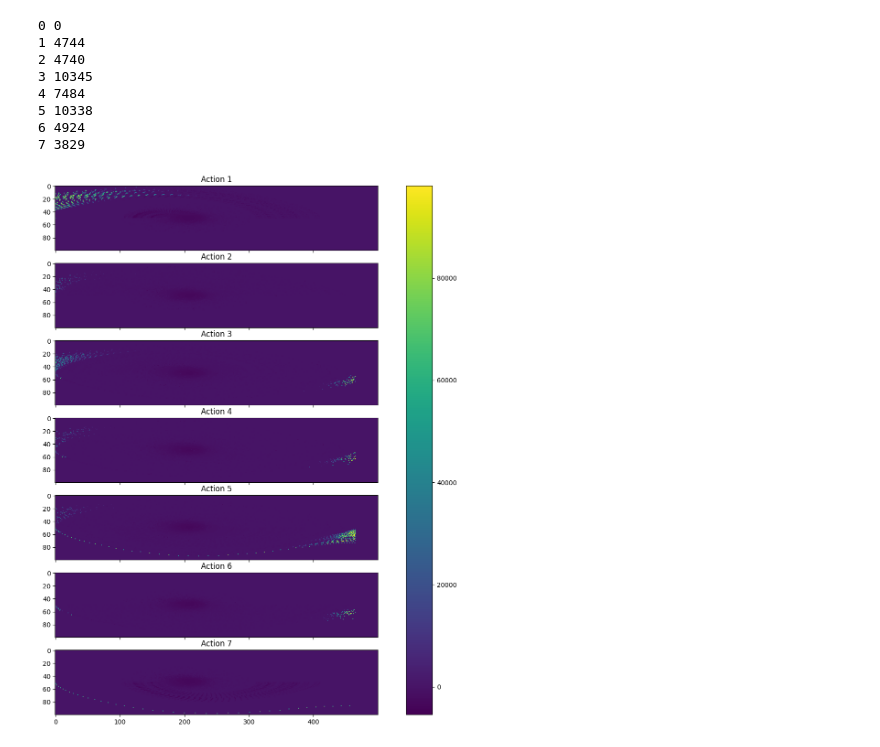
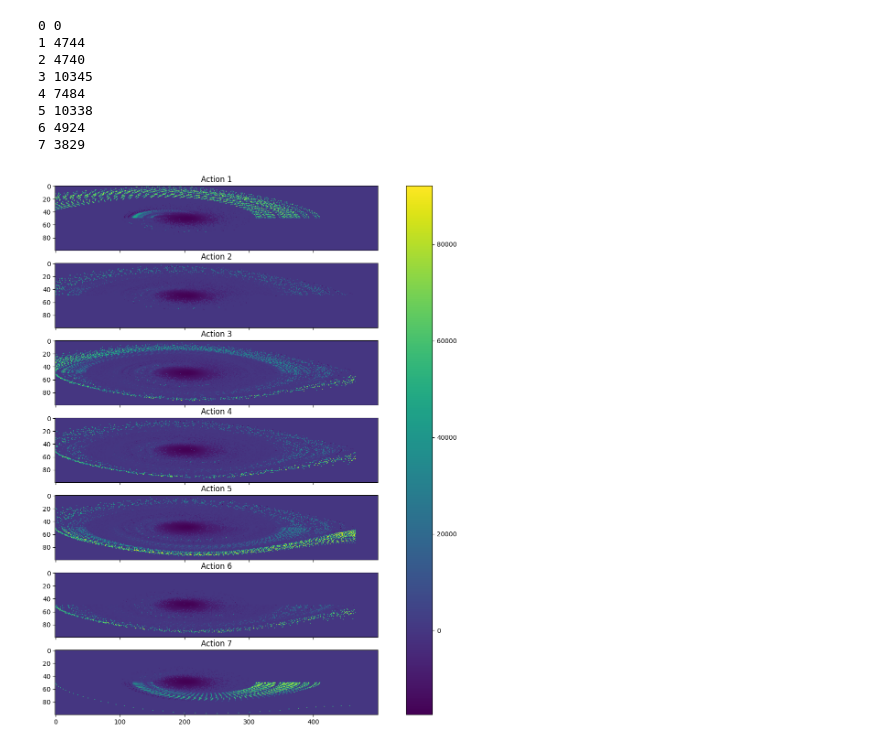
Before and after one commit to lfun1/CS238-Projects, a Jupyter notebook: project2/medium_policy_v1.ipynb, the cells around one changed output. Cells and saved outputs as stored; diff of their text form; code cells hidden in the pictures.

Commit message:
Ran 100 iterations of SARSA

```diff
--- a/project2/medium_policy_v1.ipynb
+++ b/project2/medium_policy_v1.ipynb
@@ -101,7 +101,7 @@ def grid_display(data, xdim, ydim, zdim, fig_title=None):
     if fig_title is not None:
         plt.savefig(f"{fig_title}.png", dpi=300)
 # %%
-# Q_new = sarsa(Q, medium_data, iters=10)
+Q = sarsa(Q, medium_data, iters=100)
 print(Q)
 # %% [output]
 [[0. 0. 0. ... 0. 0. 0.]
@@ -124,6 +124,6 @@ for i in range(8):
 6 4924
 7 3829
 # %%
-grid_display(Q, n_vel, n_pos, n_actions)#, "medium_Q_sarsa_iters10")
+grid_display(Q, n_vel, n_pos, n_actions, "medium_Q_sarsa_iters100")
 # %% [output]
-[figure, old version]
+[figure, new version]
```
